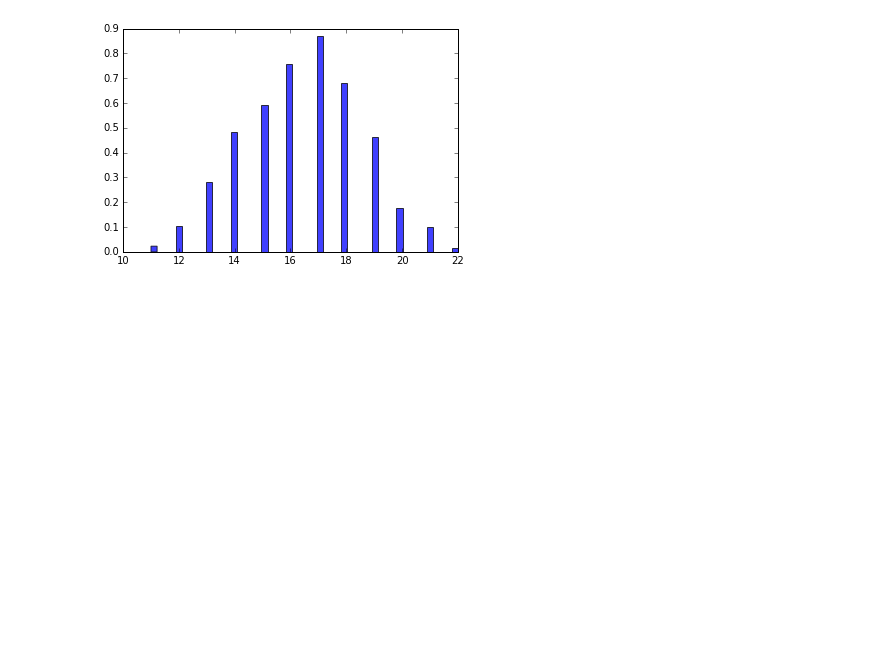
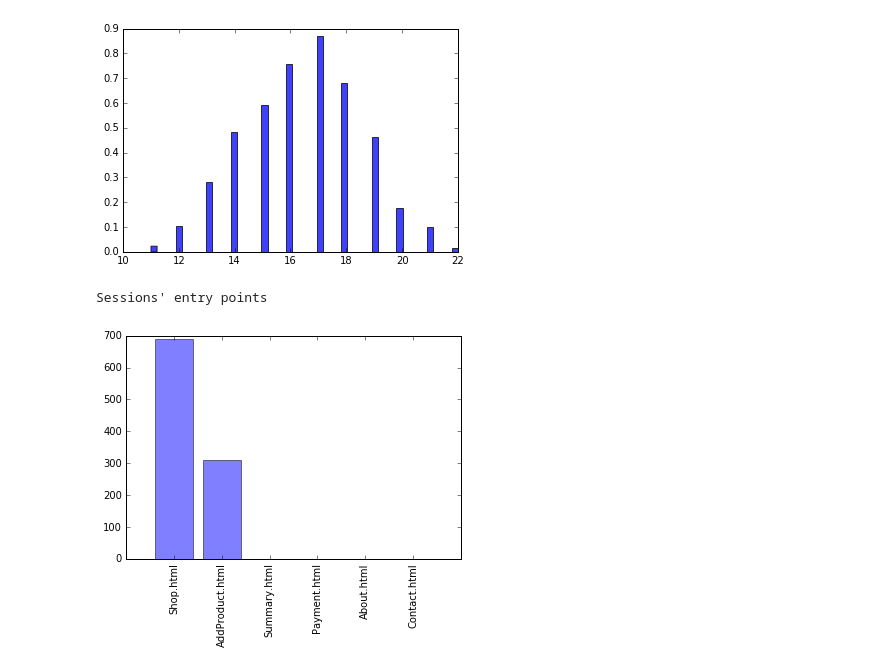
Before and after one commit to Bartosz-Gorka-Archive/information_retrieval_put_poznan_2018, a Jupyter notebook: Exercise_10/Exercise_10.ipynb, the cells around one changed output. Saved outputs shown, nothing was run; the diff lists cells and outputs as text; code cells hidden in the pictures; blank space fills up the shorter version.

Commit message:
Task 7 - entry points

```diff
--- a/Exercise_10/Exercise_10.ipynb
+++ b/Exercise_10/Exercise_10.ipynb
@@ -217,3 +217,18 @@ print('Sessions\' times (hours)')
 # %% [output]
 Sessions' times (hours)
 [figure]
+# %%
+# Task 7 - which web page is the most common entry point?
+#          for each page plot the number of times it has been an entry page
+sessions_entry_points = np.zeros(len(PAGES))
+for session in SESSIONS:
+    pageID = PAGES.index(session.requests[0].page)
+    sessions_entry_points[pageID] += 1
+
+x_axis = np.arange(len(PAGES))
+plt.bar(x_axis, sessions_entry_points, align='center', alpha=0.5)
+plt.xticks(x_axis, PAGES, rotation=60)
+print('Sessions\' entry points')
+# %% [output]
+Sessions' entry points
+[figure, added]
```
